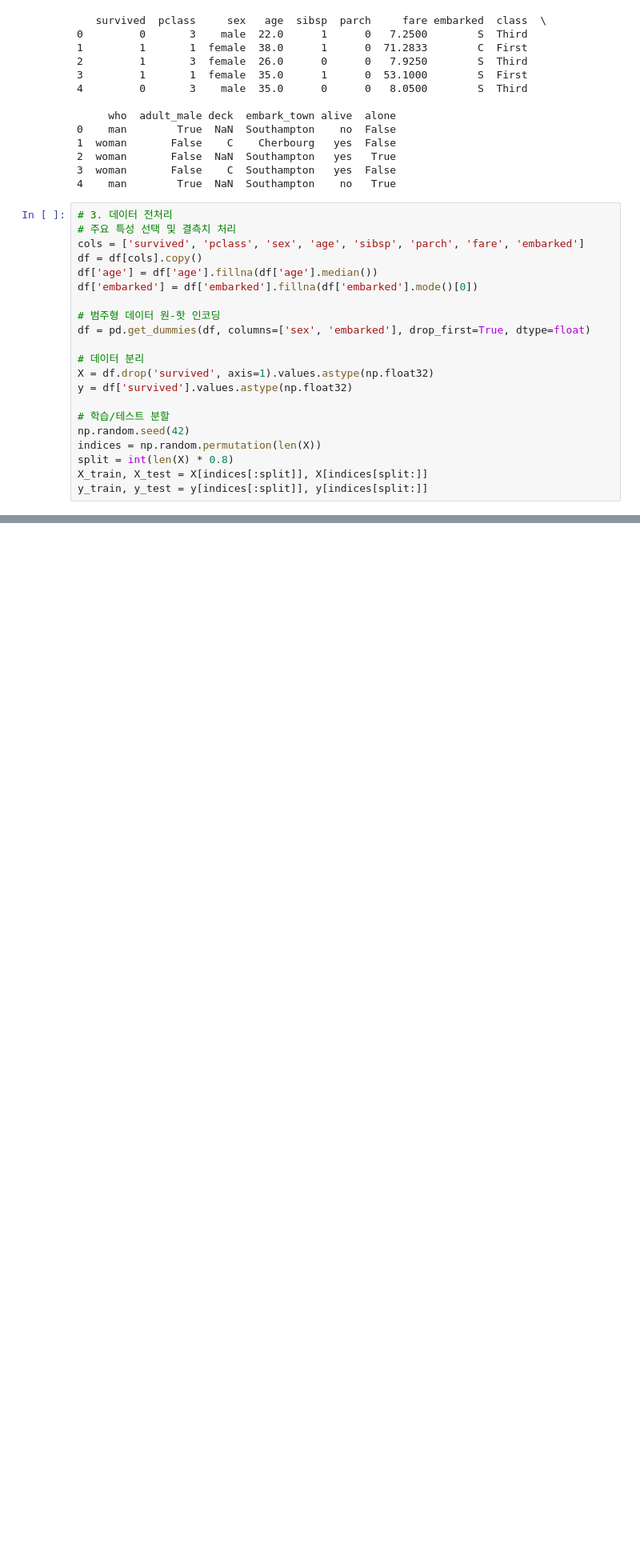
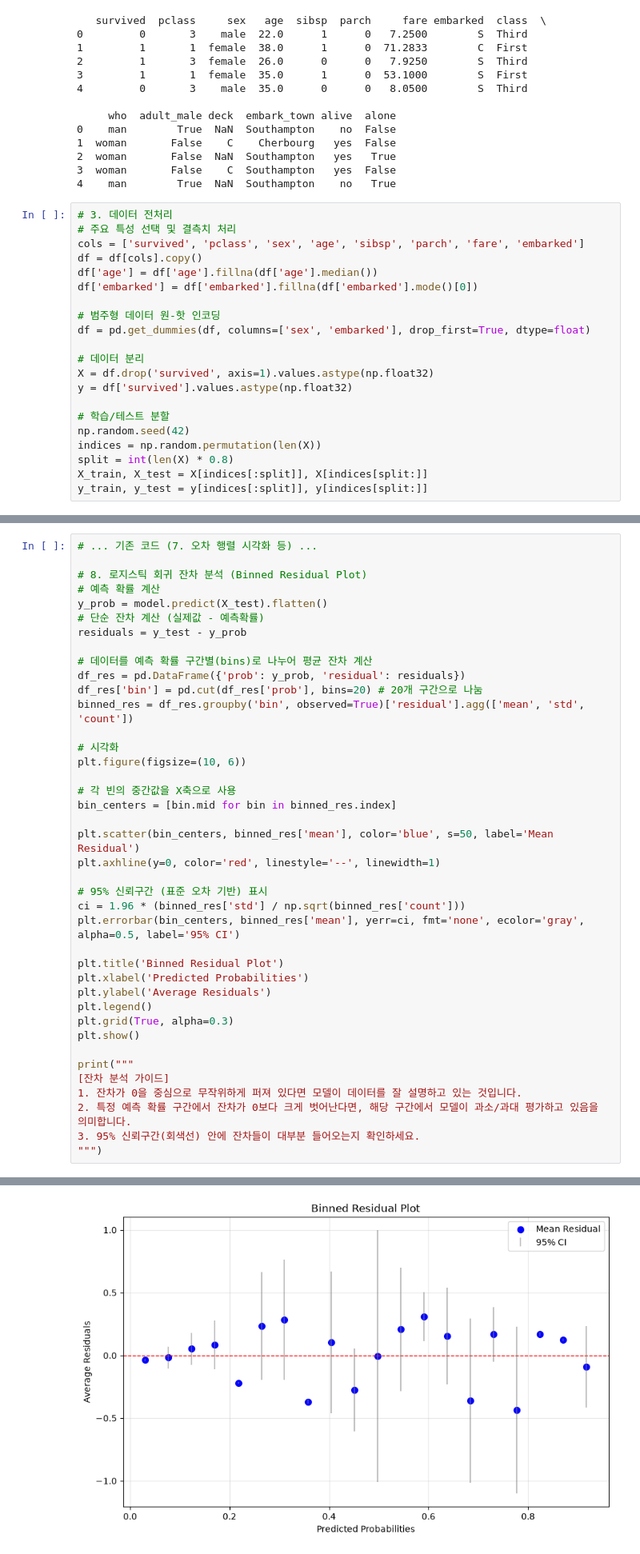
Before and after one commit to heavyrainseo/deeplearning, a Jupyter notebook: LGR-titanic.ipynb, the cells around one changed output, grey strips where cells are left out. Shown at 80% size. Cells and saved outputs as stored; diff of their text form; blank space fills up the shorter version.

```diff
--- a/LGR-titanic.ipynb
+++ b/LGR-titanic.ipynb
@@ -126 +145,42 @@ plt.show()
 [figure]
+# %%
+# ... 기존 코드 (7. 오차 행렬 시각화 등) ...
+
+# 8. 로지스틱 회귀 잔차 분석 (Binned Residual Plot)
+# 예측 확률 계산
+y_prob = model.predict(X_test).flatten()
+# 단순 잔차 계산 (실제값 - 예측확률)
+residuals = y_test - y_prob
+
+# 데이터를 예측 확률 구간별(bins)로 나누어 평균 잔차 계산
+df_res = pd.DataFrame({'prob': y_prob, 'residual': residuals})
+df_res['bin'] = pd.cut(df_res['prob'], bins=20) # 20개 구간으로 나눔
+binned_res = df_res.groupby('bin', observed=True)['residual'].agg(['mean', 'std', 'count'])
+
+# 시각화
+plt.figure(figsize=(10, 6))
+
+# 각 빈의 중간값을 X축으로 사용
+bin_centers = [bin.mid for bin in binned_res.index]
+
+plt.scatter(bin_centers, binned_res['mean'], color='blue', s=50, label='Mean Residual')
+plt.axhline(y=0, color='red', linestyle='--', linewidth=1)
+
+# 95% 신뢰구간 (표준 오차 기반) 표시
+ci = 1.96 * (binned_res['std'] / np.sqrt(binned_res['count']))
+plt.errorbar(bin_centers, binned_res['mean'], yerr=ci, fmt='none', ecolor='gray', alpha=0.5, label='95% CI')
+
+plt.title('Binned Residual Plot')
+plt.xlabel('Predicted Probabilities')
+plt.ylabel('Average Residuals')
+plt.legend()
+plt.grid(True, alpha=0.3)
+plt.show()
+
+print("""
+[잔차 분석 가이드]
+1. 잔차가 0을 중심으로 무작위하게 퍼져 있다면 모델이 데이터를 잘 설명하고 있는 것입니다.
+2. 특정 예측 확률 구간에서 잔차가 0보다 크게 벗어난다면, 해당 구간에서 모델이 과소/과대 평가하고 있음을 의미합니다.
+3. 95% 신뢰구간(회색선) 안에 잔차들이 대부분 들어오는지 확인하세요.
+""")
+# %% [output]
@@ -126,0 +188 @@ plt.show()
+[figure, added]
```
Also changed, not shown: parts of 7 cells of this notebook.
